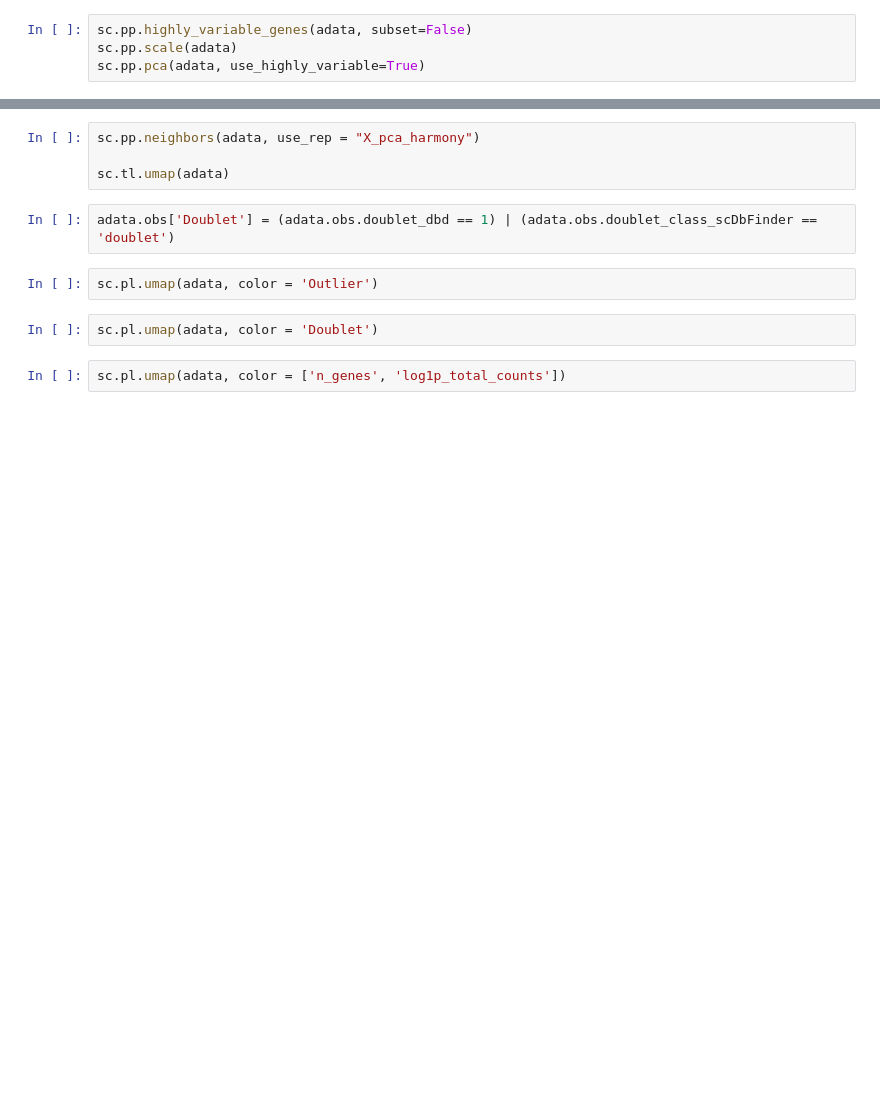
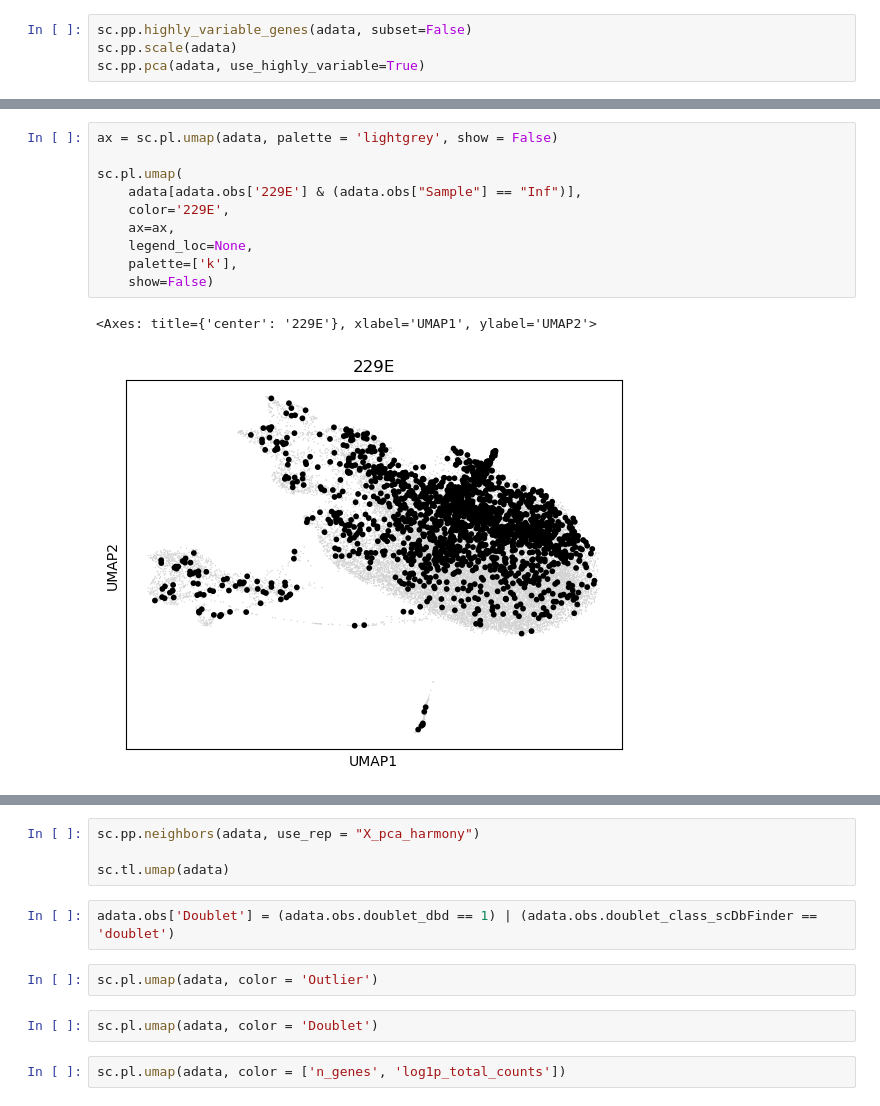
Before and after one commit to Yohan-b976/Transcriptomic-and-proteomic-sc-analysis, a Jupyter notebook: Pipeline folder scRNA 0.3/Notebook files/Iteration_preprocessing.ipynb, the cells around one changed output, grey strips where cells are left out. Saved outputs shown, nothing was run; the diff lists cells and outputs as text; blank space fills up the shorter version.

```diff
--- a/Pipeline folder scRNA 0.3/Notebook files/Iteration_preprocessing.ipynb
+++ b/Pipeline folder scRNA 0.3/Notebook files/Iteration_preprocessing.ipynb
@@ -328,0 +432,13 @@ sc.pp.pca(adata, use_highly_variable=True)
+# %%
+ax = sc.pl.umap(adata, palette = 'lightgrey', show = False)
+
+sc.pl.umap(
+    adata[adata.obs['229E'] & (adata.obs["Sample"] == "Inf")],
+    color='229E',
+    ax=ax,
+    legend_loc=None,
+    palette=['k'],
+    show=False)
+# %% [output]
+<Axes: title={'center': '229E'}, xlabel='UMAP1', ylabel='UMAP2'>
+[figure, added]
```
Also changed, not shown: parts of 34 cells of this notebook.
